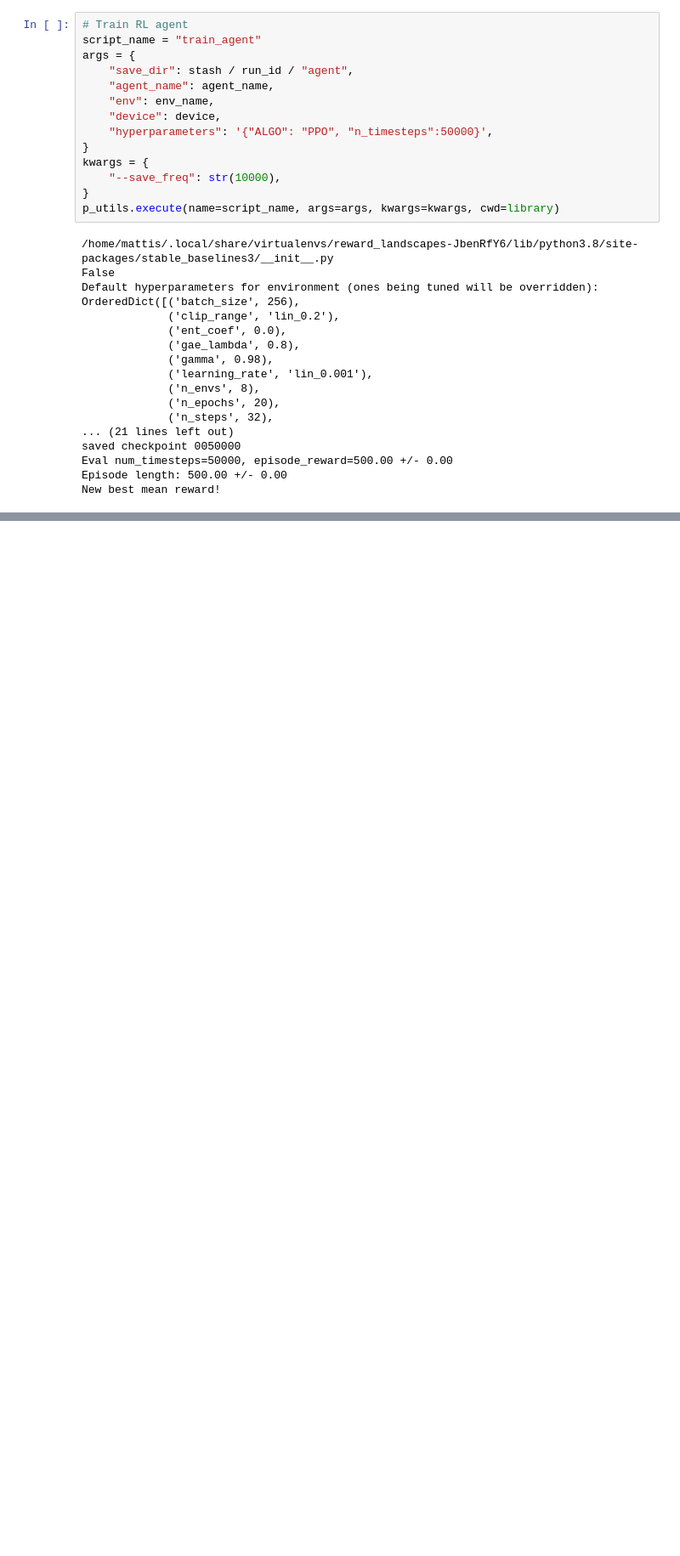
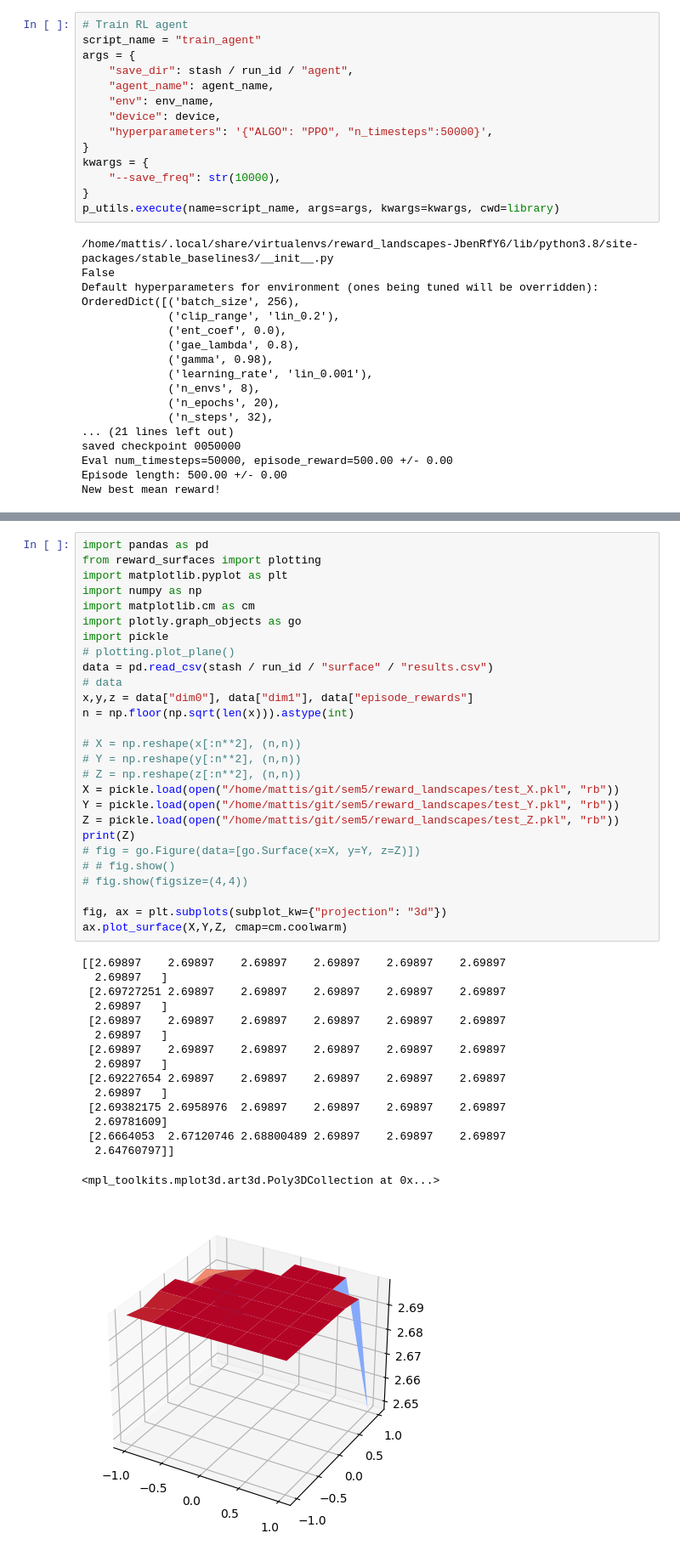
Before and after one commit to MaBody/reward_landscapes, a Jupyter notebook: notebooks/test.ipynb, the cells around one changed output, grey strips where cells are left out. Shown at 85% size. Saved outputs shown, nothing was run; the diff lists cells and outputs as text; blank space fills up the shorter version.

```diff
--- a/notebooks/test.ipynb
+++ b/notebooks/test.ipynb
@@ -237,0 +218,44 @@ p_utils.execute(name=script_name, args=args, kwargs=kwargs, cwd=library)
+# %%
+import pandas as pd
+from reward_surfaces import plotting
+import matplotlib.pyplot as plt
+import numpy as np
+import matplotlib.cm as cm
+import plotly.graph_objects as go
+import pickle
+# plotting.plot_plane()
+data = pd.read_csv(stash / run_id / "surface" / "results.csv")
+# data
+x,y,z = data["dim0"], data["dim1"], data["episode_rewards"]
+n = np.floor(np.sqrt(len(x))).astype(int)
+
+# X = np.reshape(x[:n**2], (n,n))
+# Y = np.reshape(y[:n**2], (n,n))
+# Z = np.reshape(z[:n**2], (n,n))
+X = pickle.load(open("/home/mattis/git/sem5/reward_landscapes/test_X.pkl", "rb"))
+Y = pickle.load(open("/home/mattis/git/sem5/reward_landscapes/test_Y.pkl", "rb"))
+Z = pickle.load(open("/home/mattis/git/sem5/reward_landscapes/test_Z.pkl", "rb"))
+print(Z)
+# fig = go.Figure(data=[go.Surface(x=X, y=Y, z=Z)])
+# # fig.show()
+# fig.show(figsize=(4,4))
+
+fig, ax = plt.subplots(subplot_kw={"projection": "3d"})
+ax.plot_surface(X,Y,Z, cmap=cm.coolwarm)
+# %% [output]
+[[2.69897    2.69897    2.69897    2.69897    2.69897    2.69897
+  2.69897   ]
+ [2.69727251 2.69897    2.69897    2.69897    2.69897    2.69897
+  2.69897   ]
+ [2.69897    2.69897    2.69897    2.69897    2.69897    2.69897
+  2.69897   ]
+ [2.69897    2.69897    2.69897    2.69897    2.69897    2.69897
+  2.69897   ]
+ [2.69227654 2.69897    2.69897    2.69897    2.69897    2.69897
+  2.69897   ]
+ [2.69382175 2.6958976  2.69897    2.69897    2.69897    2.69897
+  2.69781609]
+ [2.6664053  2.67120746 2.68800489 2.69897    2.69897    2.69897
+  2.64760797]]
+<mpl_toolkits.mplot3d.art3d.Poly3DCollection at 0x...>
+[figure, added]
```
Also changed, not shown: parts of 6 cells of this notebook, 2 other files.
